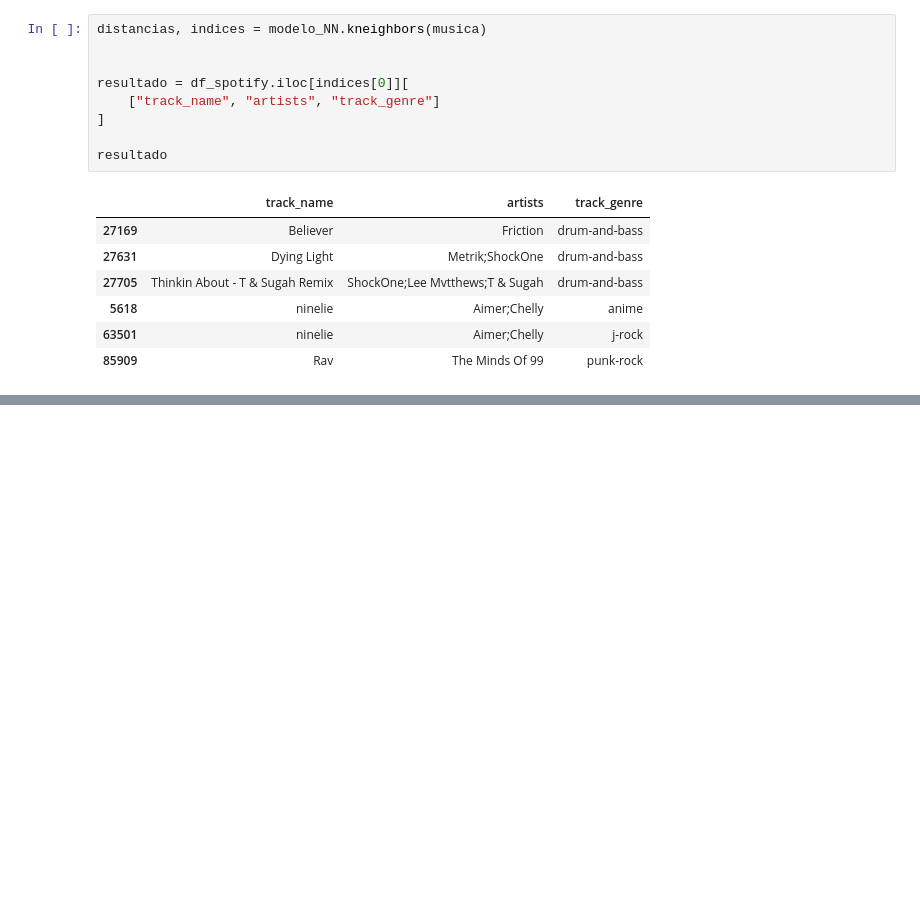
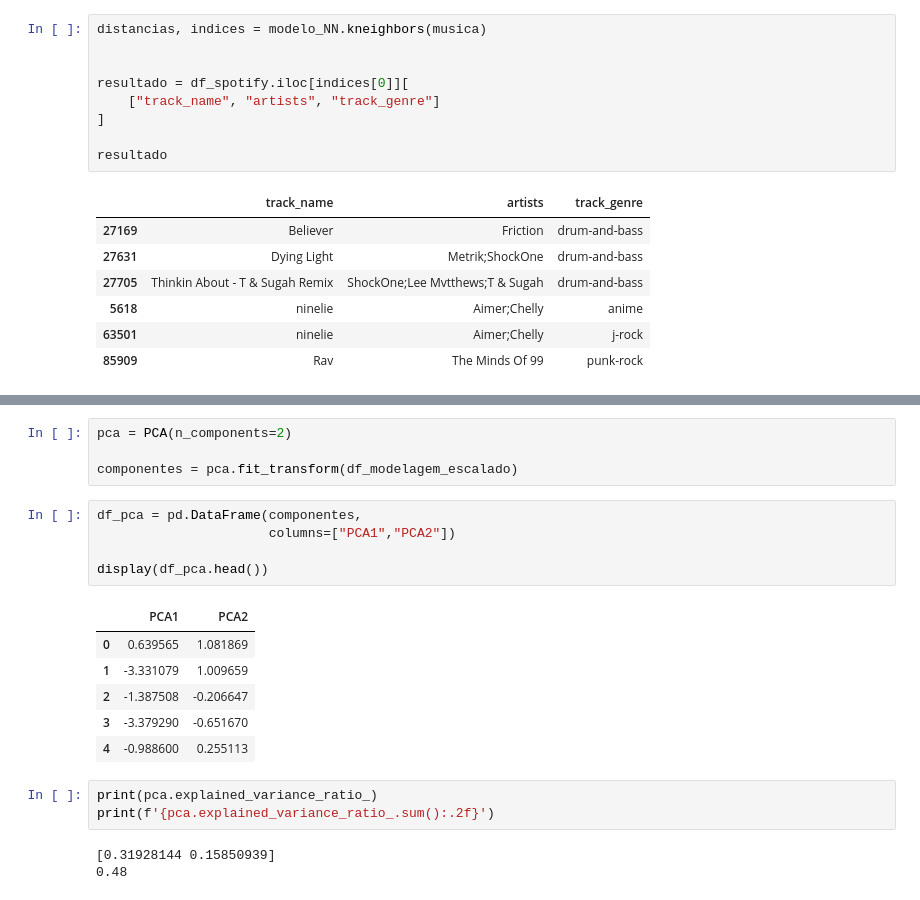
Before and after one commit to FelipeGhensevPeres/Spotify-Recommendation-System, a Jupyter notebook: notebooks/02_recommendation_model.ipynb, the cells around one changed output, grey strips where cells are left out. Saved outputs shown, nothing was run; the diff lists cells and outputs as text; blank space fills up the shorter version.

```diff
--- a/notebooks/02_recommendation_model.ipynb
+++ b/notebooks/02_recommendation_model.ipynb
@@ -126,0 +163,22 @@ resultado
+# %%
+pca = PCA(n_components=2)
+
+componentes = pca.fit_transform(df_modelagem_escalado)
+# %%
+df_pca = pd.DataFrame(componentes,
+                      columns=["PCA1","PCA2"])
+
+display(df_pca.head())
+# %% [output]
+|  | PCA1 | PCA2 |
+| 0 | 0.639565 | 1.081869 |
+| 1 | -3.331079 | 1.009659 |
+| 2 | -1.387508 | -0.206647 |
+| 3 | -3.379290 | -0.651670 |
+| 4 | -0.988600 | 0.255113 |
+# %%
+print(pca.explained_variance_ratio_)
+print(f'{pca.explained_variance_ratio_.sum():.2f}')
+# %% [output]
+[0.31928144 0.15850939]
+0.48
```
Also changed, not shown: parts of 12 cells of this notebook.
